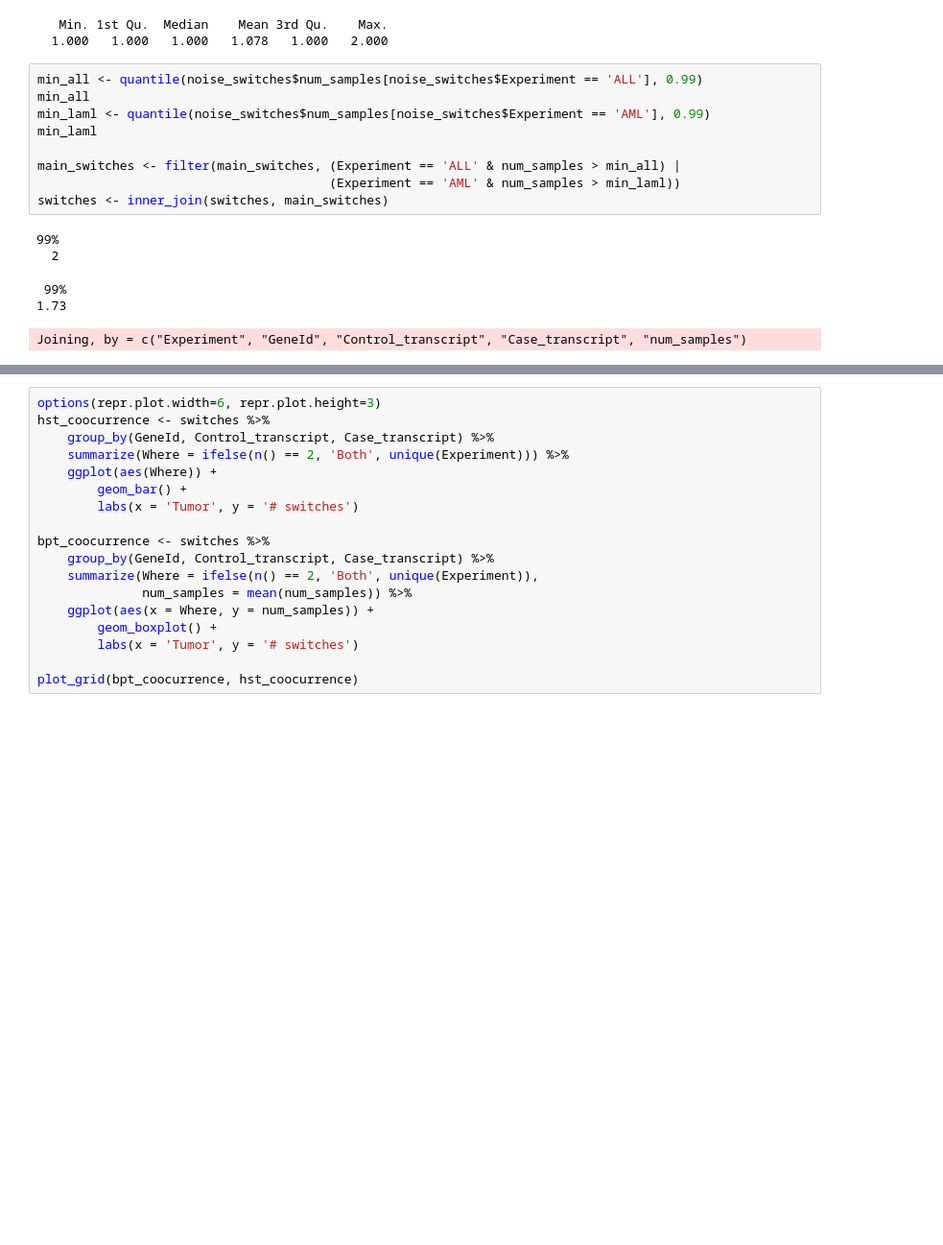
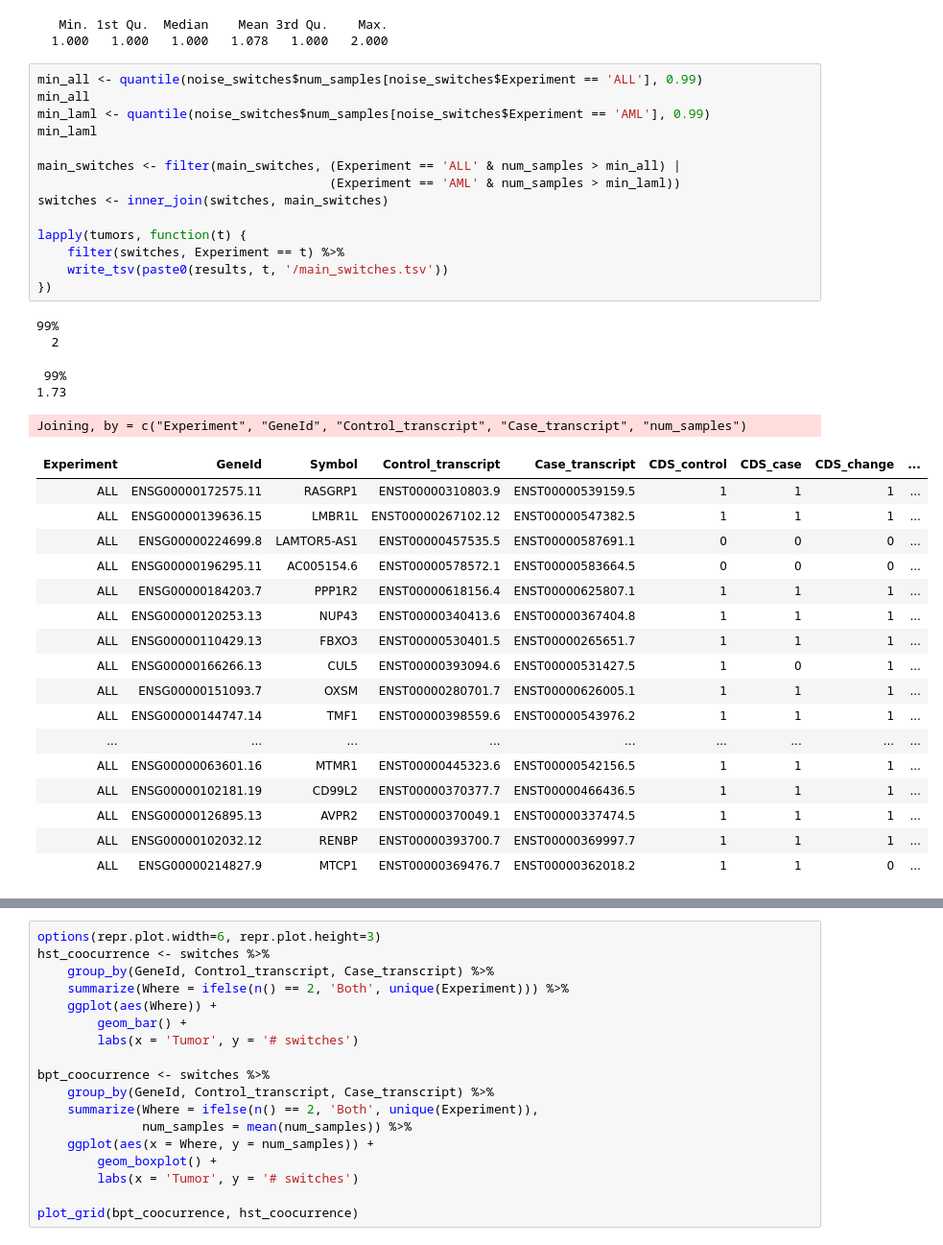
Before and after one commit to hclimente/miallma, a Jupyter notebook: doc/recurrence.ipynb, the cells around one changed output, grey strips where cells are left out. Shown at 96% size. Saved outputs shown, nothing was run; the diff lists cells and outputs as text; blank space fills up the shorter version.

```diff
--- a/doc/recurrence.ipynb
+++ b/doc/recurrence.ipynb
@@ -58,15 +58,37 @@ summary(noise_switches$num_samples)
 # %%
 min_all <- quantile(noise_switches$num_samples[noise_switches$Experiment == 'ALL'], 0.99)
 min_all
 min_laml <- quantile(noise_switches$num_samples[noise_switches$Experiment == 'AML'], 0.99)
 min_laml
 
 main_switches <- filter(main_switches, (Experiment == 'ALL' & num_samples > min_all) |
                                        (Experiment == 'AML' & num_samples > min_laml))
 switches <- inner_join(switches, main_switches)
+
+lapply(tumors, function(t) {
+    filter(switches, Experiment == t) %>%
+    write_tsv(paste0(results, t, '/main_switches.tsv'))
+})
 # %% [output]
 99%
   2
  99%
 1.73
 Joining, by = c("Experiment", "GeneId", "Control_transcript", "Case_transcript", "num_samples")
+| Experiment | GeneId | Symbol | Control_transcript | Case_transcript | CDS_control | CDS_case | CDS_change | ... |
+| ALL | ENSG00000172575.11 | RASGRP1 | ENST00000310803.9 | ENST00000539159.5 | 1 | 1 | 1 | ... |
+| ALL | ENSG00000139636.15 | LMBR1L | ENST00000267102.12 | ENST00000547382.5 | 1 | 1 | 1 | ... |
+| ALL | ENSG00000224699.8 | LAMTOR5-AS1 | ENST00000457535.5 | ENST00000587691.1 | 0 | 0 | 0 | ... |
+| ALL | ENSG00000196295.11 | AC005154.6 | ENST00000578572.1 | ENST00000583664.5 | 0 | 0 | 0 | ... |
+| ALL | ENSG00000184203.7 | PPP1R2 | ENST00000618156.4 | ENST00000625807.1 | 1 | 1 | 1 | ... |
+| ALL | ENSG00000120253.13 | NUP43 | ENST00000340413.6 | ENST00000367404.8 | 1 | 1 | 1 | ... |
+| ALL | ENSG00000110429.13 | FBXO3 | ENST00000530401.5 | ENST00000265651.7 | 1 | 1 | 1 | ... |
+| ALL | ENSG00000166266.13 | CUL5 | ENST00000393094.6 | ENST00000531427.5 | 1 | 0 | 1 | ... |
+| ALL | ENSG00000151093.7 | OXSM | ENST00000280701.7 | ENST00000626005.1 | 1 | 1 | 1 | ... |
+| ALL | ENSG00000144747.14 | TMF1 | ENST00000398559.6 | ENST00000543976.2 | 1 | 1 | 1 | ... |
+| ... | ... | ... | ... | ... | ... | ... | ... | ... |
+| ALL | ENSG00000063601.16 | MTMR1 | ENST00000445323.6 | ENST00000542156.5 | 1 | 1 | 1 | ... |
+| ALL | ENSG00000102181.19 | CD99L2 | ENST00000370377.7 | ENST00000466436.5 | 1 | 1 | 1 | ... |
+| ALL | ENSG00000126895.13 | AVPR2 | ENST00000370049.1 | ENST00000337474.5 | 1 | 1 | 1 | ... |
+| ALL | ENSG00000102032.12 | RENBP | ENST00000393700.7 | ENST00000369997.7 | 1 | 1 | 1 | ... |
+| ALL | ENSG00000214827.9 | MTCP1 | ENST00000369476.7 | ENST00000362018.2 | 1 | 1 | 0 | ... |
```
Also changed, not shown: parts of 4 cells of this notebook, 6 other files.
